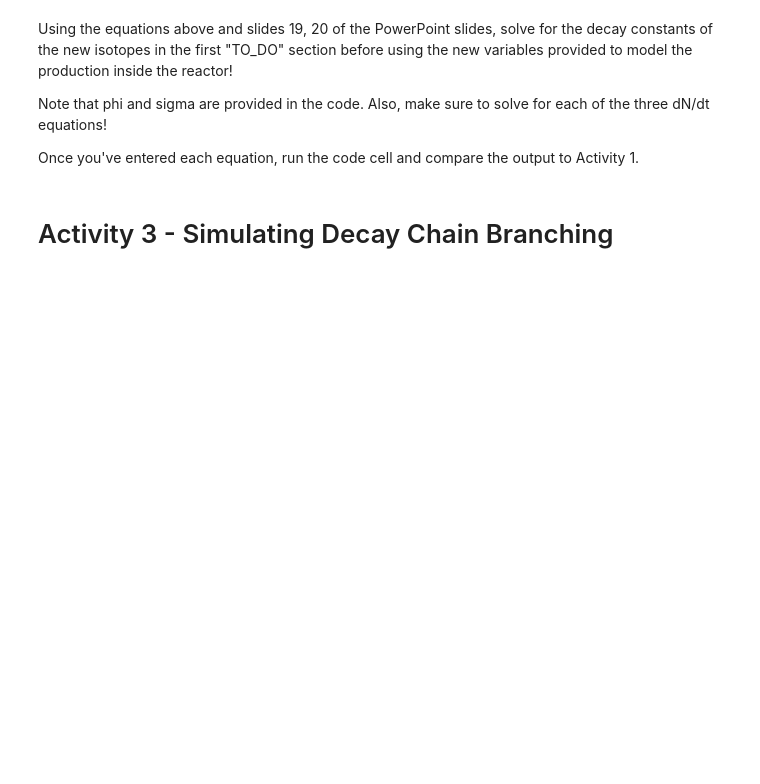
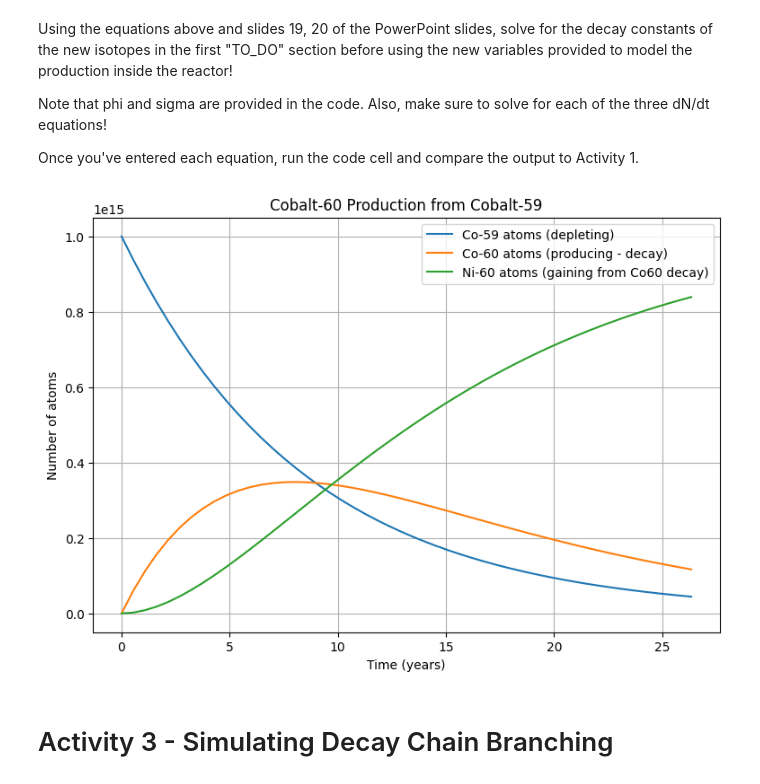
Before and after one commit to danielzhang122/radioisotope-workshop, a Jupyter notebook: Radioisotope_Production_Fundamentals.ipynb, the cells around one changed output. Drawn from its saved outputs; the diff is of its cells as text; code cells hidden in the pictures; blank space fills up the shorter version.

```diff
--- a/Radioisotope_Production_Fundamentals.ipynb
+++ b/Radioisotope_Production_Fundamentals.ipynb
@@ -135,7 +135,7 @@ sigma = 37.5e-24           # activation cross section of Co-59 (cm^2)
 # HINT: You are given a seconds to year conversion variable! Scroll up!
 # ----------------------------------------------------
 
-lambda_Co60 =  NONE
+lambda_Co60 =  0.693/(half_life_Co60 * seconds_per_year)
 
 # ----------------------------------------------------
 # TO-DO: Solve using the production equations from the PPT
@@ -144,41 +144,43 @@ lambda_Co60 =  NONE
 def dNdt(N, t):
     N_Co59, N_Co60, N_Ni60 = N
 
-    dN_Co59 = NONE    # Co59 is lost to make Co60
+    dN_Co59 = - phi * sigma * N_Co59    # Co59 is lost to make Co60
 
-    dN_Co60 = NONE
+    dN_Co60 = phi * sigma * N_Co59 - (lambda_Co60 * N_Co60)
 
-    dN_Ni60 = NONE         # Co60's loss is Ni60's gain
+    dN_Ni60 = lambda_Co60 *N_Co60         # Co60's loss is Ni60's gain
 
     return [dN_Co59, dN_Co60, dN_Ni60]
 
 
 # Time grid (5 * Cobalt-60 half-life)
 
 t_years = np.linspace(0, 5 * half_life_Co60)
 t_seconds = t_years * seconds_per_year
 
 # Solve ODE system
 
 initial_conditions = [N_Co59, N_Co60, N_Ni60]
 solution = odeint(dNdt, initial_conditions, t_seconds)
 
 Co59_solution = solution[:, 0]
 Co60_solution = solution[:, 1]
 Ni60_solution = solution[:, 2]
 
 # Plot results
 
 plt.figure(figsize=(9, 6))
 plt.plot(t_years, Co59_solution, label="Co-59 atoms (depleting)")
 plt.plot(t_years, Co60_solution, label="Co-60 atoms (producing - decay)")
 plt.plot(t_years, Ni60_solution, label="Ni-60 atoms (gaining from Co60 decay)")
 plt.xlabel("Time (years)")
 plt.ylabel("Number of atoms")
 plt.title("Cobalt-60 Production from Cobalt-59")
 plt.grid(True)
 plt.legend()
 plt.show()
+# %% [output]
+[figure, added]
 # %% [markdown]
 # Activity 3 - Simulating Decay Chain Branching
 # %% [markdown]
```
